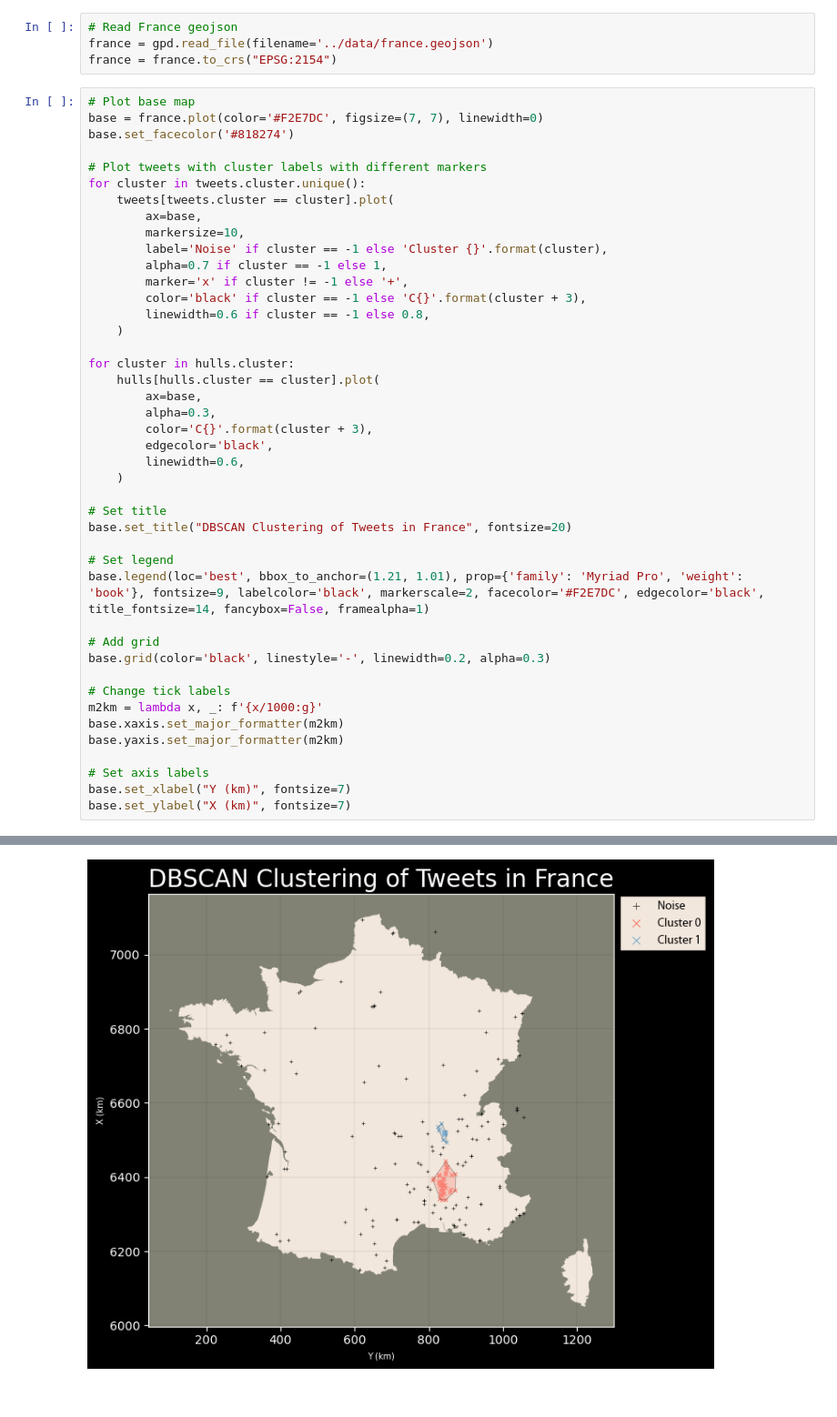
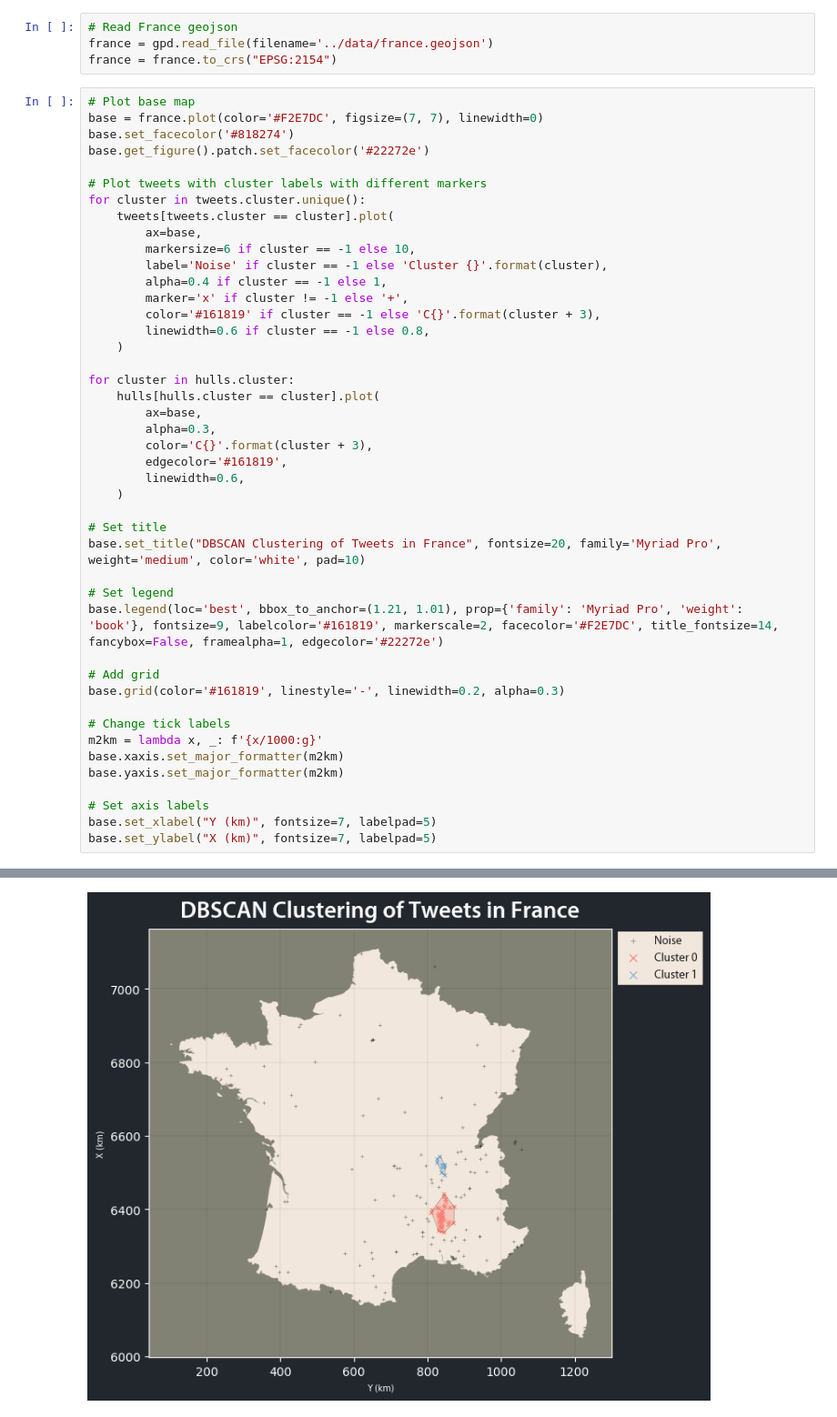
Before and after one commit to lletassey/clustering-tweets-earthquake, a Jupyter notebook: notebooks/algos/dbscan.ipynb, the cells around one changed output, grey strips where cells are left out. Shown: that part at 91% size. Cells and saved outputs as stored; diff of their text form.

Commit message:
Change figure patch color

```diff
--- a/notebooks/algos/dbscan.ipynb
+++ b/notebooks/algos/dbscan.ipynb
@@ -158,47 +158,48 @@ france = france.to_crs("EPSG:2154")
 # Plot base map
 base = france.plot(color='#F2E7DC', figsize=(7, 7), linewidth=0)
 base.set_facecolor('#818274')
+base.get_figure().patch.set_facecolor('#22272e')
 
 # Plot tweets with cluster labels with different markers
 for cluster in tweets.cluster.unique():
     tweets[tweets.cluster == cluster].plot(
         ax=base,
-        markersize=10,
+        markersize=6 if cluster == -1 else 10,
         label='Noise' if cluster == -1 else 'Cluster {}'.format(cluster),
-        alpha=0.7 if cluster == -1 else 1,
+        alpha=0.4 if cluster == -1 else 1,
         marker='x' if cluster != -1 else '+',
-        color='black' if cluster == -1 else 'C{}'.format(cluster + 3),
+        color='#161819' if cluster == -1 else 'C{}'.format(cluster + 3),
         linewidth=0.6 if cluster == -1 else 0.8,
     )
 
 for cluster in hulls.cluster:
     hulls[hulls.cluster == cluster].plot(
         ax=base,
         alpha=0.3,
         color='C{}'.format(cluster + 3),
-        edgecolor='black',
+        edgecolor='#161819',
         linewidth=0.6,
     )
 
 # Set title
-base.set_title("DBSCAN Clustering of Tweets in France", fontsize=20)
+base.set_title("DBSCAN Clustering of Tweets in France", fontsize=20, family='Myriad Pro', weight='medium', color='white', pad=10)
 
 # Set legend
-base.legend(loc='best', bbox_to_anchor=(1.21, 1.01), prop={'family': 'Myriad Pro', 'weight': 'book'}, fontsize=9, labelcolor='black', markerscale=2, facecolor='#F2E7DC', edgecolor='black', title_fontsize=14, fancybox=False, framealpha=1)
+base.legend(loc='best', bbox_to_anchor=(1.21, 1.01), prop={'family': 'Myriad Pro', 'weight': 'book'}, fontsize=9, labelcolor='#161819', markerscale=2, facecolor='#F2E7DC', title_fontsize=14, fancybox=False, framealpha=1, edgecolor='#22272e')
 
 # Add grid
-base.grid(color='black', linestyle='-', linewidth=0.2, alpha=0.3)
+base.grid(color='#161819', linestyle='-', linewidth=0.2, alpha=0.3)
 
 # Change tick labels
 m2km = lambda x, _: f'{x/1000:g}'
 base.xaxis.set_major_formatter(m2km)
 base.yaxis.set_major_formatter(m2km)
 
 # Set axis labels
-base.set_xlabel("Y (km)", fontsize=7)
-base.set_ylabel("X (km)", fontsize=7)
+base.set_xlabel("Y (km)", fontsize=7, labelpad=5)
+base.set_ylabel("X (km)", fontsize=7, labelpad=5)
 # %% [output]
 Text(50.097222222222214, 0.5, 'X (km)')
-[figure, old version]
+[figure, new version]
 # %%
 # Save figure
```
Also changed, not shown: parts of 2 cells of this notebook, 1 other file.
